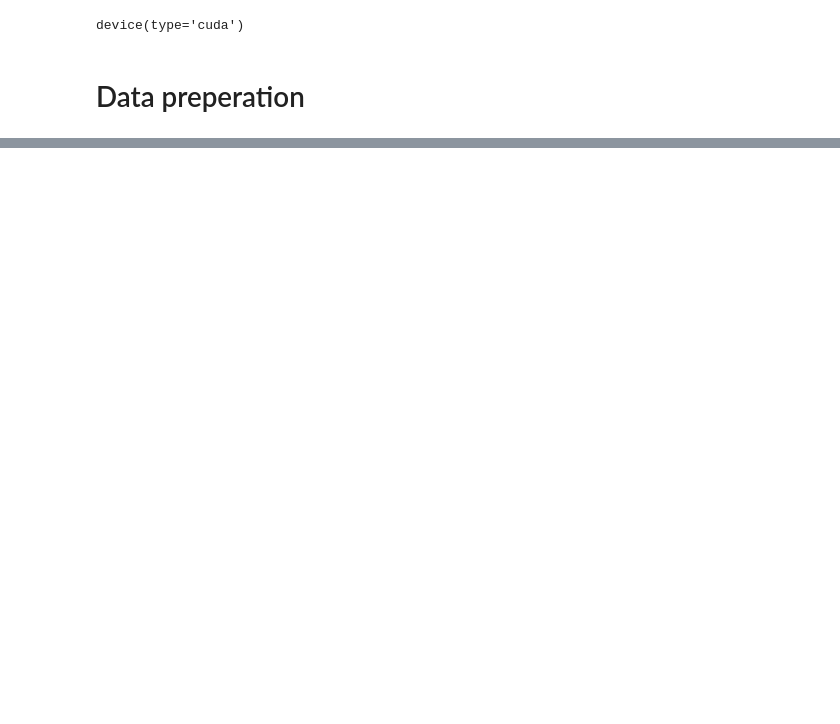
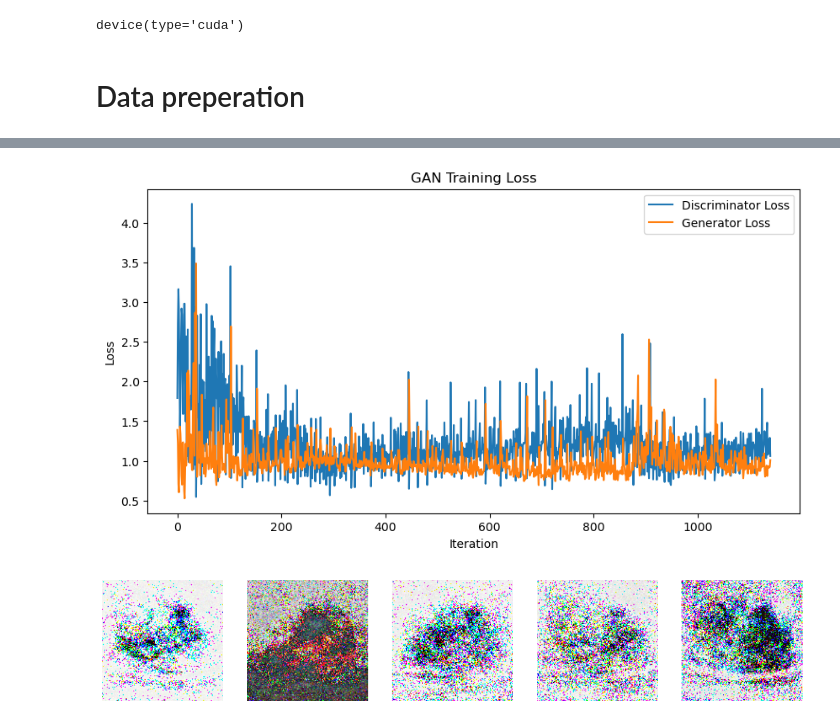
Before and after one commit to Yair7799/nike-ds-project, a Jupyter notebook: nike_gan.ipynb, the cells around one changed output, grey strips where cells are left out. Saved outputs shown, nothing was run; the diff lists cells and outputs as text; code cells hidden in the pictures; blank space fills up the shorter version.

```diff
--- a/nike_gan.ipynb
+++ b/nike_gan.ipynb
@@ -25,30 +25,27 @@ device(type='cuda')
 # %%
 # parameters:
 
-batch_size = 32  # Adjust as needed
+batch_size = 32
 source_data_path = 'data/source_data'
 img_size = 128
 img_channels = 3
 real_label = 1
 fake_label = 0
 
-# net params
-latent_dim_values = [1,2,4, 8, 16, 32, 64, 128]
+# Net Params
+latent_dim_values = [4, 8, 16, 32, 64, 128]
 d_hidden_values = [64]
 g_hidden_values = [64]
 
-
 # Define the optimizers
-lr_gen_values = [0.001, 0.0005, 0.0002, 0.0001, 0.00005]
+lr_gen_values = [0.001, 0.0005, 0.0002]
 beta1_gen_values = [0.5, 0.9]
 beta2_gen_values = [0.999]
-lr_dis_values = [0.001, 0.0005, 0.0002, 0.0001, 0.00005]
+lr_dis_values = [0.001, 0.0005, 0.0002]
 beta1_dis_values = [0.5, 0.9]
 beta2_dis_values = [0.999]
 
-num_epochs = 5 # Adjust as needed
-
-lambda_gp = 0.5
+num_epochs = 5
 # %% [markdown]
 # Data preperation
 # %%
@@ -269,18 +304,19 @@ def generate_n_image(num_images_to_generate, generator, latent_dim):
 # %%
-#latent_dim:  4 lr_gen:  0.001 beta1_gen:  0.5 beta2_gen:  0.999 lr_dis:  0.0002 beta1_dis:  0.5 beta2_dis:  0.999
 generator_losses, discriminator_losses, generator, discriminator = train_gan(
-    num_epochs,
-    latent_dim_values[2],
-    lr_gen_values[1],
-    beta1_gen_values[0],
-    beta2_gen_values[0],
-    lr_dis_values[2],
-    beta1_dis_values[0],
-    beta2_dis_values[0],
+    30,
+    4,
+    0.0002,
+    0.5,
+    0.999,
+    0.0002,
+    0.5,
+    0.999,
     g_hidden_values[0],
     d_hidden_values[0],
     img_channels,
-    img_size
+    img_size,
+    data_loader,
+    device
 )
 plot_train_losses(generator_losses, discriminator_losses)
 generate_n_image(5,generator, latent_dim_values[2])
@@ -295,0 +341,2 @@ Epoch [1/5], Batch [30/38], Discriminator Loss: 0.9125, Generator Loss: 1.3649
+[figure, added]
+[figure, added]
```
Also changed, not shown: parts of 9 cells of this notebook, 2 other files.
